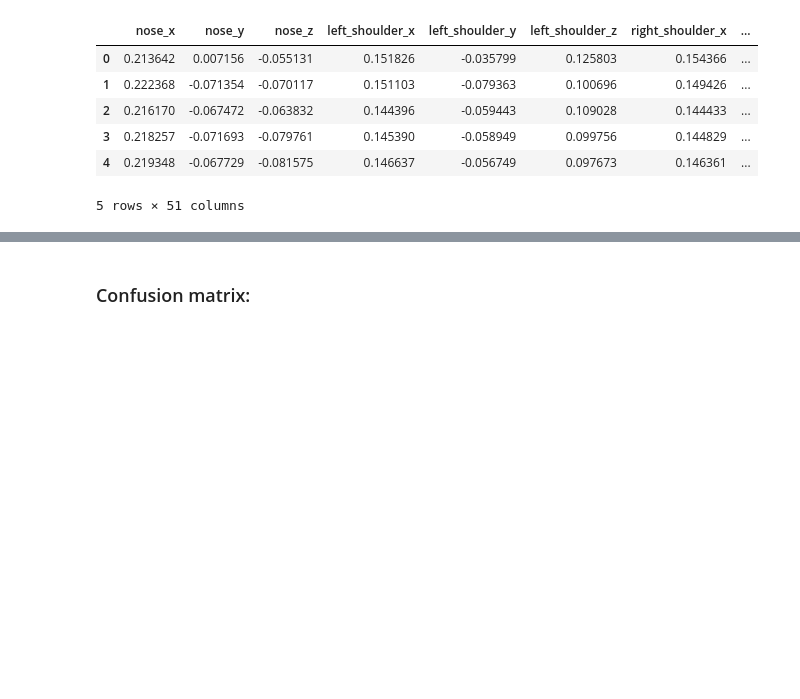
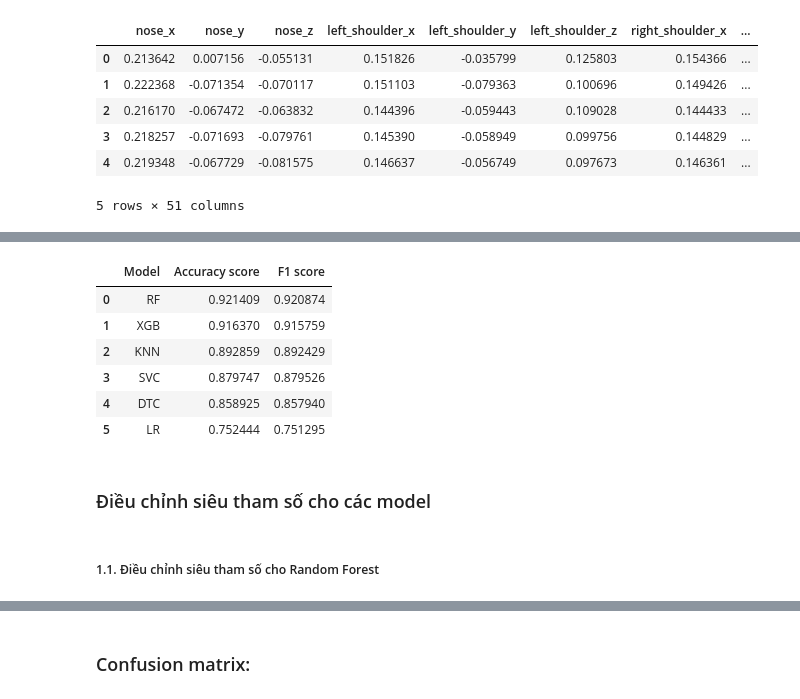
Before and after one commit to tranhuutuan261103/Gym-Exercise-Correction, a Jupyter notebook: trainning/plank_model/sklearn.ipynb, the cells around one changed output, grey strips where cells are left out. Cells and saved outputs as stored; diff of their text form; code cells hidden in the pictures; blank space fills up the shorter version.

```diff
--- a/trainning/plank_model/sklearn.ipynb
+++ b/trainning/plank_model/sklearn.ipynb
@@ -326,0 +159,17 @@ save_model(scaler, "./best_models/input_scaler.pkl")
+# %%
+algorithms = [
+    ("LR", LogisticRegression(random_state=seed)),
+    ("SVC", SVC(probability=True, random_state=seed)),
+    ("KNN", KNeighborsClassifier()),
+    ("DTC", DecisionTreeClassifier(random_state=seed)),
+    ("RF", RandomForestClassifier(random_state=seed)),
+    ("XGB", XGBClassifier(random_state=seed)),
+]
+
+models = {}
+results_before_tunning = []
+
+for name, model in algorithms:
+    trained_model = model.fit(X_train, y_train)
+    models[name] = trained_model
+    evaluate_model(name, model, results_before_tunning)
@@ -326,0 +195,24 @@ save_model(scaler, "./best_models/input_scaler.pkl")
+# %%
+def print_results(results):
+    results.sort(key=lambda el: el[2], reverse=True)
+
+    return pd.DataFrame(
+        results,
+        columns=[
+            "Model",
+            "Accuracy score",
+            "F1 score",
+        ],
+    )
+
+print_results(results_before_tunning)
+# %% [output]
+|  | Model | Accuracy score | F1 score |
+| 0 | RF | 0.921409 | 0.920874 |
+| 1 | XGB | 0.916370 | 0.915759 |
+| 2 | KNN | 0.892859 | 0.892429 |
+| 3 | SVC | 0.879747 | 0.879526 |
+| 4 | DTC | 0.858925 | 0.857940 |
+| 5 | LR | 0.752444 | 0.751295 |
+# %% [markdown]
+### Điều chỉnh siêu tham số cho các model
@@ -326,0 +223,2 @@ save_model(scaler, "./best_models/input_scaler.pkl")
+# %% [markdown]
+##### 1.1. Điều chỉnh siêu tham số cho Random Forest
```
Also changed, not shown: parts of 58 cells of this notebook, 7 other files.
